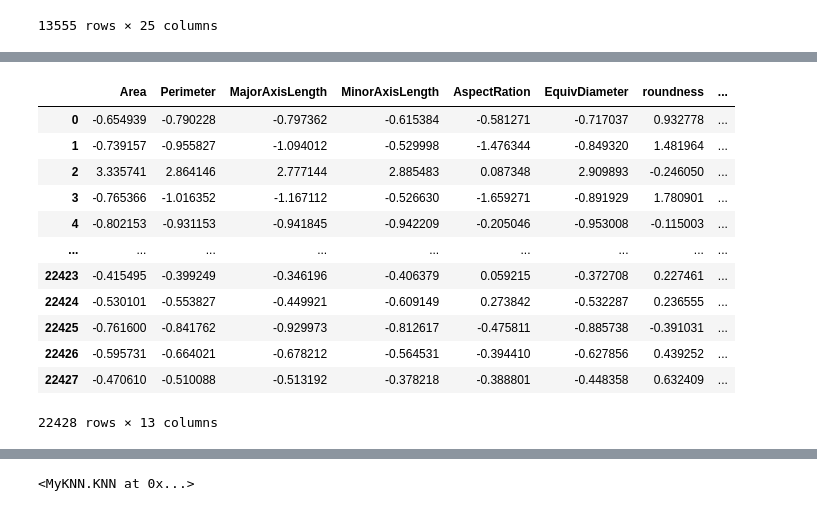
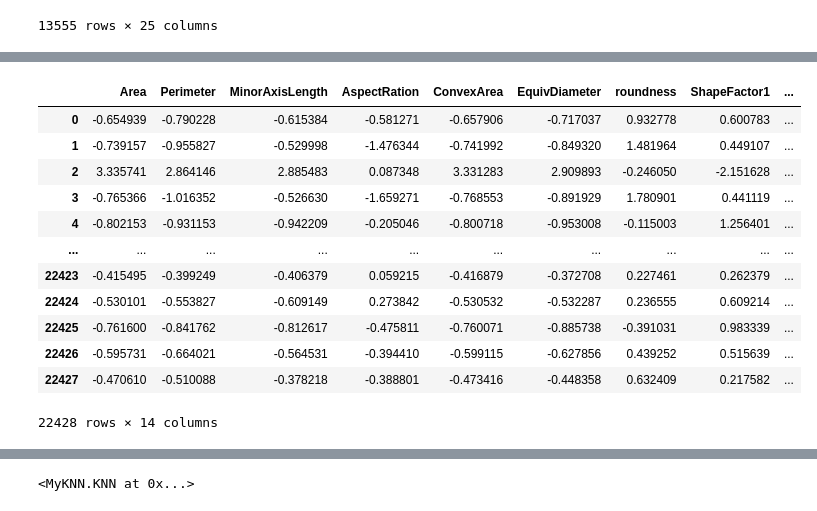
Before and after one commit to AndrevdM02/ML441Assignments, a Jupyter notebook: Assignment1/KNN.ipynb, the cells around one changed output, grey strips where cells are left out. Drawn from its saved outputs; the diff is of its cells as text; code cells hidden in the pictures.

```diff
--- a/Assignment1/KNN.ipynb
+++ b/Assignment1/KNN.ipynb
@@ -149,6 +149,13 @@ X_beans = pd.concat([X_resampled, Beans_missing.drop(['Sort order', 'Class'], ax
 y_beans = pd.concat([pd.Series(y_resampled), pd.Series(Beans_missing['Class'])])
 X_beans = X_beans.reset_index(drop=True)
 y_beans = y_beans.reset_index(drop=True)
+# %%
+X_cat = X[["Constantness", "Colour_black", "Colour_brown", "Colour_green", "Colour_white"]]
+X_num = X.drop(["Constantness", "Colour_black", "Colour_brown", "Colour_green", "Colour_white"], axis=1)
+
+X_standard = (X_num-X_num.mean())/X_num.std()
+X_beans = pd.concat([X_standard, X_cat], axis=1)
+y_beans = np.asarray(y)
 # %%
 X_cat = X_beans[["Constantness", "Colour_black", "Colour_brown", "Colour_green", "Colour_white"]]
 X_num = X_beans.drop(["Constantness", "Colour_black", "Colour_brown", "Colour_green", "Colour_white"], axis=1)
@@ -199,9 +206,9 @@ while n != 0:
     for i in Beans_subset.columns:
         temp_subset = Beans_subset.drop(i, axis=1)
 
-        X_train, X_test, y_train, y_test = train_test_split(temp_subset, y_subset, test_size=0.2, random_state=42)
+        X_train, X_test, y_train, y_test = train_test_split(temp_subset, y_subset, test_size=0.2, random_state=1)
 
-        knn_subset = KNeighborsClassifier(n_neighbors=135)
+        knn_subset = KNeighborsClassifier(n_neighbors=135, weights="uniform")
         knn_subset.fit(X_train, y_train)
 
         y_pred = knn_subset.predict(np.asarray(X_test))
@@ -295,20 +302,20 @@ plt.show()
 # %%
-best_beans = best_subset[9]
+best_beans = best_subset[8]
 best_beans
 # %% [output]
-|  | Area | Perimeter | MajorAxisLength | MinorAxisLength | AspectRation | EquivDiameter | roundness | ... |
-| 0 | -0.654939 | -0.790228 | -0.797362 | -0.615384 | -0.581271 | -0.717037 | 0.932778 | ... |
-| 1 | -0.739157 | -0.955827 | -1.094012 | -0.529998 | -1.476344 | -0.849320 | 1.481964 | ... |
-| 2 | 3.335741 | 2.864146 | 2.777144 | 2.885483 | 0.087348 | 2.909893 | -0.246050 | ... |
-| 3 | -0.765366 | -1.016352 | -1.167112 | -0.526630 | -1.659271 | -0.891929 | 1.780901 | ... |
-| 4 | -0.802153 | -0.931153 | -0.941845 | -0.942209 | -0.205046 | -0.953008 | -0.115003 | ... |
-| ... | ... | ... | ... | ... | ... | ... | ... | ... |
-| 22423 | -0.415495 | -0.399249 | -0.346196 | -0.406379 | 0.059215 | -0.372708 | 0.227461 | ... |
-| 22424 | -0.530101 | -0.553827 | -0.449921 | -0.609149 | 0.273842 | -0.532287 | 0.236555 | ... |
-| 22425 | -0.761600 | -0.841762 | -0.929973 | -0.812617 | -0.475811 | -0.885738 | -0.391031 | ... |
-| 22426 | -0.595731 | -0.664021 | -0.678212 | -0.564531 | -0.394410 | -0.627856 | 0.439252 | ... |
-| 22427 | -0.470610 | -0.510088 | -0.513192 | -0.378218 | -0.388801 | -0.448358 | 0.632409 | ... |
+|  | Area | Perimeter | MinorAxisLength | AspectRation | ConvexArea | EquivDiameter | roundness | ShapeFactor1 | ... |
+| 0 | -0.654939 | -0.790228 | -0.615384 | -0.581271 | -0.657906 | -0.717037 | 0.932778 | 0.600783 | ... |
+| 1 | -0.739157 | -0.955827 | -0.529998 | -1.476344 | -0.741992 | -0.849320 | 1.481964 | 0.449107 | ... |
+| 2 | 3.335741 | 2.864146 | 2.885483 | 0.087348 | 3.331283 | 2.909893 | -0.246050 | -2.151628 | ... |
+| 3 | -0.765366 | -1.016352 | -0.526630 | -1.659271 | -0.768553 | -0.891929 | 1.780901 | 0.441119 | ... |
+| 4 | -0.802153 | -0.931153 | -0.942209 | -0.205046 | -0.800718 | -0.953008 | -0.115003 | 1.256401 | ... |
+| ... | ... | ... | ... | ... | ... | ... | ... | ... | ... |
+| 22423 | -0.415495 | -0.399249 | -0.406379 | 0.059215 | -0.416879 | -0.372708 | 0.227461 | 0.262379 | ... |
+| 22424 | -0.530101 | -0.553827 | -0.609149 | 0.273842 | -0.530532 | -0.532287 | 0.236555 | 0.609214 | ... |
+| 22425 | -0.761600 | -0.841762 | -0.812617 | -0.475811 | -0.760071 | -0.885738 | -0.391031 | 0.983339 | ... |
+| 22426 | -0.595731 | -0.664021 | -0.564531 | -0.394410 | -0.599115 | -0.627856 | 0.439252 | 0.515639 | ... |
+| 22427 | -0.470610 | -0.510088 | -0.378218 | -0.388801 | -0.473416 | -0.448358 | 0.632409 | 0.217582 | ... |
-22428 rows × 13 columns
+22428 rows × 14 columns
 # %%
 from sklearn.model_selection import GridSearchCV
 
```
Also changed, not shown: parts of 11 cells of this notebook, 6 other files.
